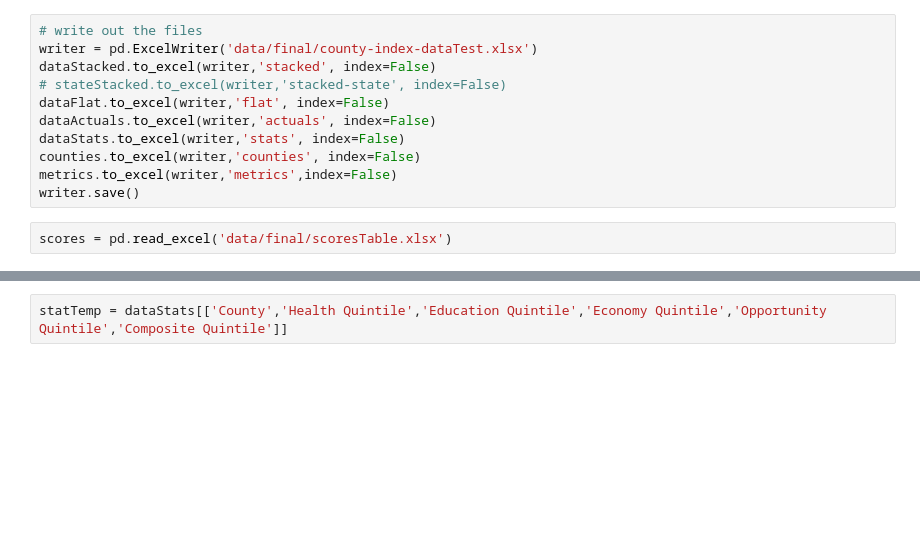
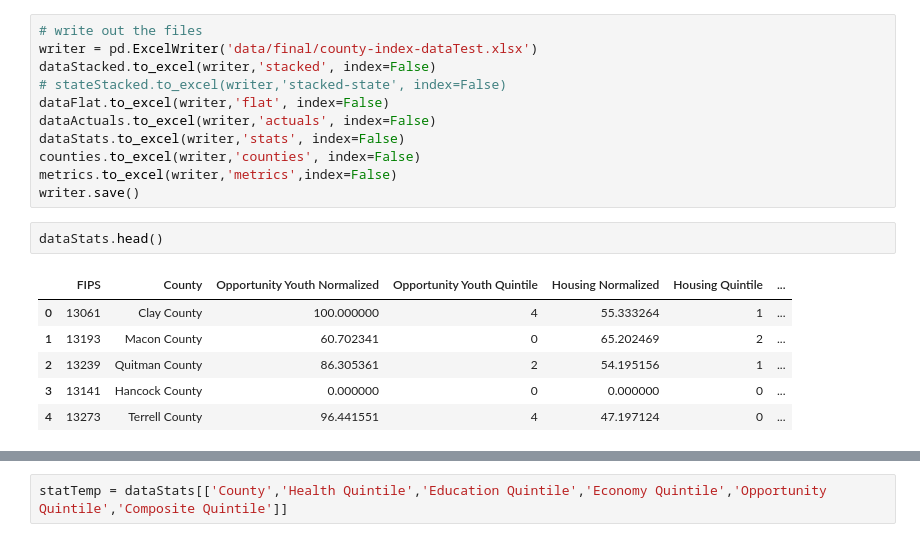
Before and after one commit to mmainzer/county-index, a Jupyter notebook: data-clean.ipynb, the cells around one changed output, grey strips where cells are left out. Cells and saved outputs as stored; diff of their text form; blank space fills up the shorter version.

```diff
--- a/data-clean.ipynb
+++ b/data-clean.ipynb
@@ -510,5 +528,12 @@ dataStats.to_excel(writer,'stats', index=False)
 counties.to_excel(writer,'counties', index=False)
 metrics.to_excel(writer,'metrics',index=False)
 writer.save()
-# %%
-scores = pd.read_excel('data/final/scoresTable.xlsx')
+# %%
+dataStats.head()
+# %% [output]
+|  | FIPS | County | Opportunity Youth Normalized | Opportunity Youth Quintile | Housing Normalized | Housing Quintile | ... |
+| 0 | 13061 | Clay County | 100.000000 | 4 | 55.333264 | 1 | ... |
+| 1 | 13193 | Macon County | 60.702341 | 0 | 65.202469 | 2 | ... |
+| 2 | 13239 | Quitman County | 86.305361 | 2 | 54.195156 | 1 | ... |
+| 3 | 13141 | Hancock County | 0.000000 | 0 | 0.000000 | 0 | ... |
+| 4 | 13273 | Terrell County | 96.441551 | 4 | 47.197124 | 0 | ... |
```
Also changed, not shown: parts of 11 cells of this notebook, 12 other files.
